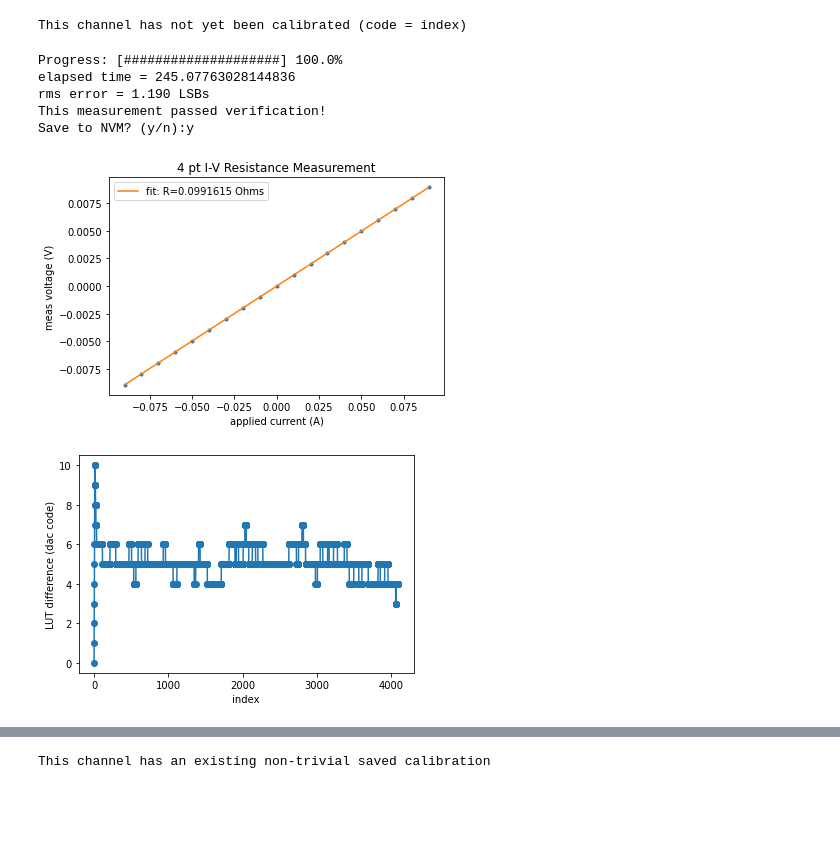
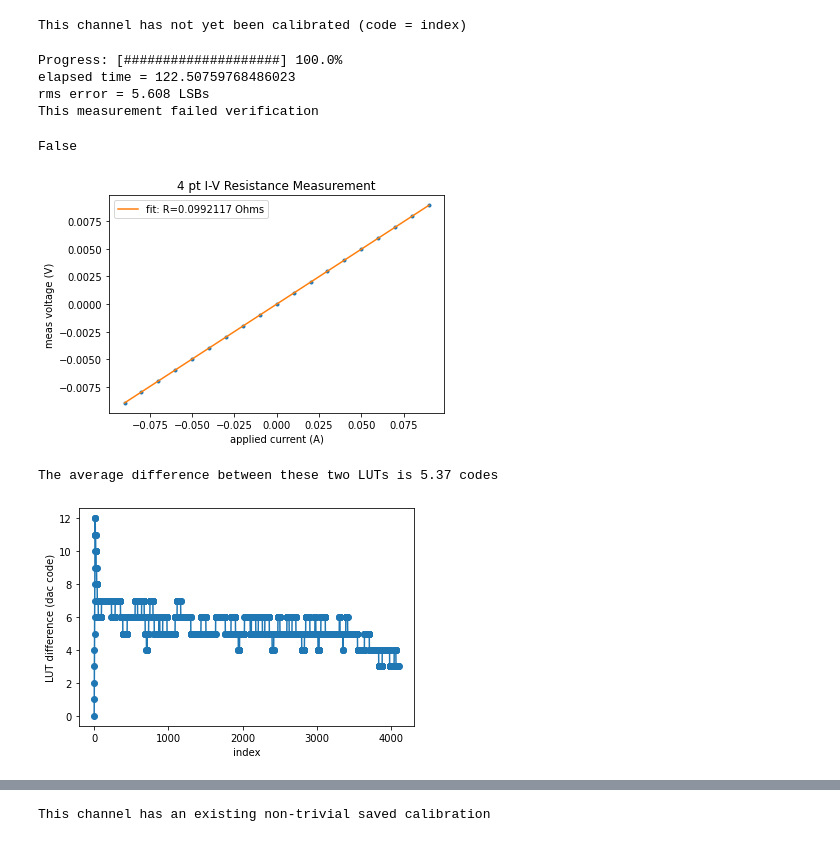
Before and after one commit to abergerSRS/SR542_CalSoftware, a Jupyter notebook: current_output_cal.ipynb, the cells around one changed output, grey strips where cells are left out. Drawn from its saved outputs; the diff is of its cells as text; code cells hidden in the pictures; blank space fills up the shorter version.

```diff
--- a/current_output_cal.ipynb
+++ b/current_output_cal.ipynb
@@ -572,27 +615,17 @@ ChU.ResetCal()
 ChU.SweepIMeasV(-90e-3, 90e-3, 10e-3)
 testCodes = np.linspace(0, ChU.numCodes-1, 100, dtype=int)
 V_uncald = ChU.MeasVoltageVsDacCode(testCodes)
-if ChU.EvaluatePassFail(testCodes, V_uncald):
-    proceed = yes_or_no("Measurement passed. Continue with cal anyway?")
-else:
-    proceed = True
-
-if proceed:
-    ChU.CreateLUT(testCodes, V_uncald)
-    ChU.CompareLUTs()
-    if yes_or_no("Proceed with LUT upload to SR542?"):
-        ChU.UploadCalData()
-        verifyCodes = np.linspace(3, ChU.numCodes-1, 200, dtype=int)
-        V_cald = ChU.MeasVoltageVsDacCode(verifyCodes)
-
-        if ChU.EvaluatePassFail(verifyCodes, V_cald) and yes_or_no("Save to NVM?"):
-            ChU.WriteCalDataToNvm()
-            ChU.SaveCalData()
+ChU.EvaluatePassFail(testCodes, V_uncald)
 # %% [output]
 Progress: [####################] 100.0%
-elapsed time = 245.07763028144836
-rms error = 1.190 LSBs
-This measurement passed verification!
-Save to NVM? (y/n):y
+elapsed time = 122.50759768486023
+rms error = 5.608 LSBs
+This measurement failed verification
+False
 [figure]
-[figure, removed]
+# %%
+ChU.CreateLUT(testCodes, V_uncald)
+ChU.CompareLUTs(lut1 = np.arange(0, 4096, 1))
+# %% [output]
+The average difference between these two LUTs is 5.37 codes
+[figure, added]
```
Also changed, not shown: parts of 5 cells of this notebook.
